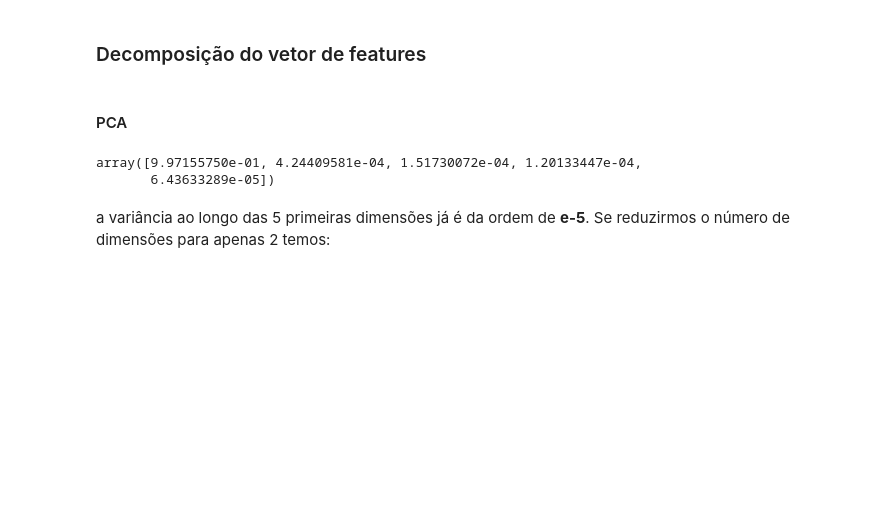
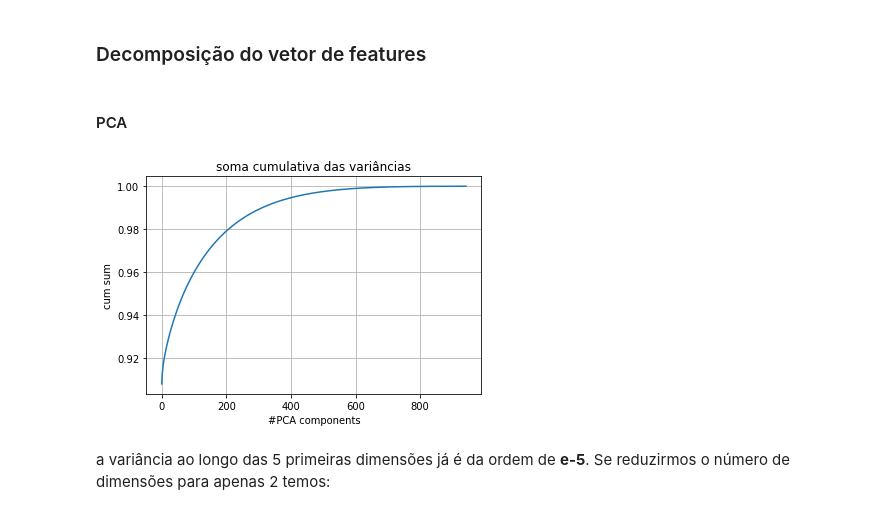
Before and after one commit to aiboxlab-ufrpe-edu-br/MovieLens-1, a Jupyter notebook: Modeling/clusterizatio.ipynb, the cells around one changed output. Saved outputs shown, nothing was run; the diff lists cells and outputs as text; code cells hidden in the pictures; blank space fills up the shorter version.

```diff
--- a/Modeling/clusterizatio.ipynb
+++ b/Modeling/clusterizatio.ipynb
@@ -101,14 +140,21 @@ df_pivoted_sparse = df_pivoted.rating.reset_index()
 # %% [markdown]
 #### PCA
 # %%
-pca_dim = 5
+pca_dim = 943
 # %%
-pca = PCA(n_components=pca_dim).fit(df_pivoted_sparse)
+pca = PCA(n_components=pca_dim).fit(df_pivoted)
-# %%
-pca.explained_variance_ratio_
-# %% [output]
-array([9.97155750e-01, 4.24409581e-04, 1.51730072e-04, 1.20133447e-04,
-       6.43633289e-05])
+# %%
+cumulativeVar = pd.Series(pca.explained_variance_ratio_.cumsum())
+# %%
+plt.figure(),
+cumulativeVar.plot()
+plt.grid(True)
+plt.title("soma cumulativa das variâncias")
+plt.xlabel("#PCA components")
+plt.ylabel("cum sum")
+plt.show()
+# %% [output]
+[figure, added]
 # %% [markdown]
 a variância ao longo das 5 primeiras dimensões já é da ordem de **e-5**. Se reduzirmos o número de dimensões para apenas 2 temos:
 # %%
```
Also changed, not shown: parts of 18 cells of this notebook.
